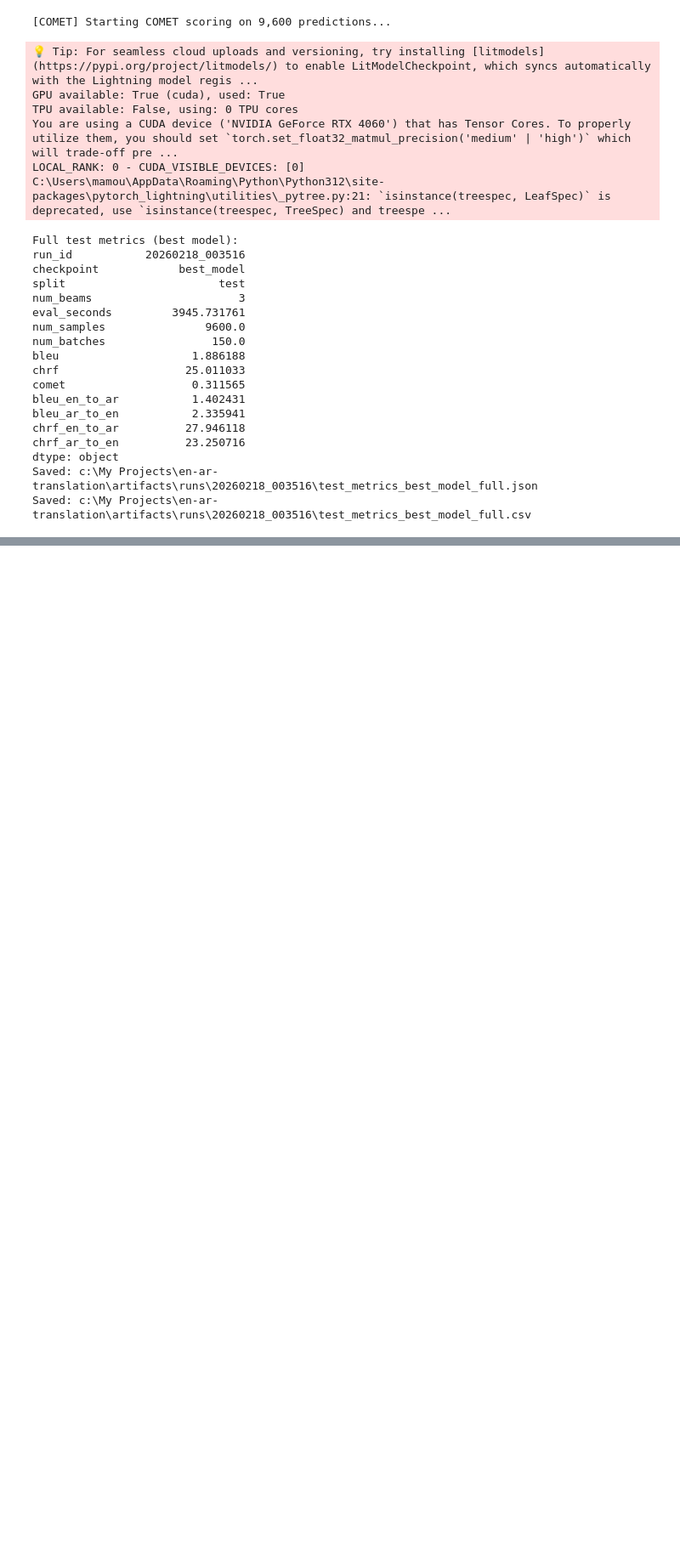
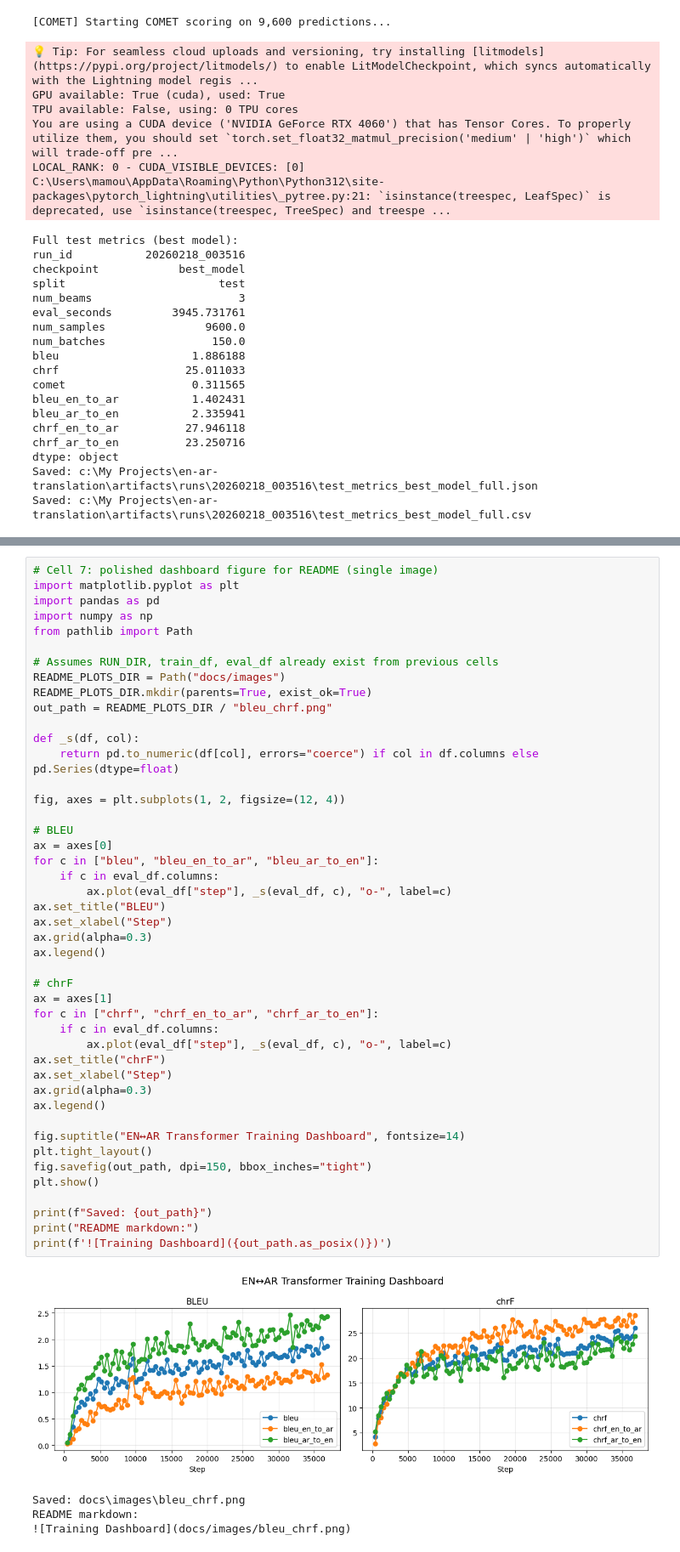
Before and after one commit to mamounyosef/en-ar-translation, a Jupyter notebook: notebooks/02_model_training.ipynb, the cells around one changed output, grey strips where cells are left out. Shown at 85% size. Saved outputs shown, nothing was run; the diff lists cells and outputs as text; blank space fills up the shorter version.

```diff
--- a/notebooks/02_model_training.ipynb
+++ b/notebooks/02_model_training.ipynb
@@ -2571,0 +2781,50 @@ print(f'![Training Dashboard]({out_path.as_posix()})')
+# %%
+# Cell 7: polished dashboard figure for README (single image)
+import matplotlib.pyplot as plt
+import pandas as pd
+import numpy as np
+from pathlib import Path
+
+# Assumes RUN_DIR, train_df, eval_df already exist from previous cells
+README_PLOTS_DIR = Path("docs/images")
+README_PLOTS_DIR.mkdir(parents=True, exist_ok=True)
+out_path = README_PLOTS_DIR / "bleu_chrf.png"
+
+def _s(df, col):
+    return pd.to_numeric(df[col], errors="coerce") if col in df.columns else pd.Series(dtype=float)
+
+fig, axes = plt.subplots(1, 2, figsize=(12, 4))
+
+# BLEU
+ax = axes[0]
+for c in ["bleu", "bleu_en_to_ar", "bleu_ar_to_en"]:
+    if c in eval_df.columns:
+        ax.plot(eval_df["step"], _s(eval_df, c), "o-", label=c)
+ax.set_title("BLEU")
+ax.set_xlabel("Step")
+ax.grid(alpha=0.3)
+ax.legend()
+
+# chrF
+ax = axes[1]
+for c in ["chrf", "chrf_en_to_ar", "chrf_ar_to_en"]:
+    if c in eval_df.columns:
+        ax.plot(eval_df["step"], _s(eval_df, c), "o-", label=c)
+ax.set_title("chrF")
+ax.set_xlabel("Step")
+ax.grid(alpha=0.3)
+ax.legend()
+
+fig.suptitle("EN↔AR Transformer Training Dashboard", fontsize=14)
+plt.tight_layout()
+fig.savefig(out_path, dpi=150, bbox_inches="tight")
+plt.show()
+
+print(f"Saved: {out_path}")
+print("README markdown:")
+print(f'![Training Dashboard]({out_path.as_posix()})')
+# %% [output]
+[figure, added]
+Saved: docs\images\bleu_chrf.png
+README markdown:
+![Training Dashboard](docs/images/bleu_chrf.png)
```
Also changed, not shown: parts of 14 cells of this notebook, 7 other files.
